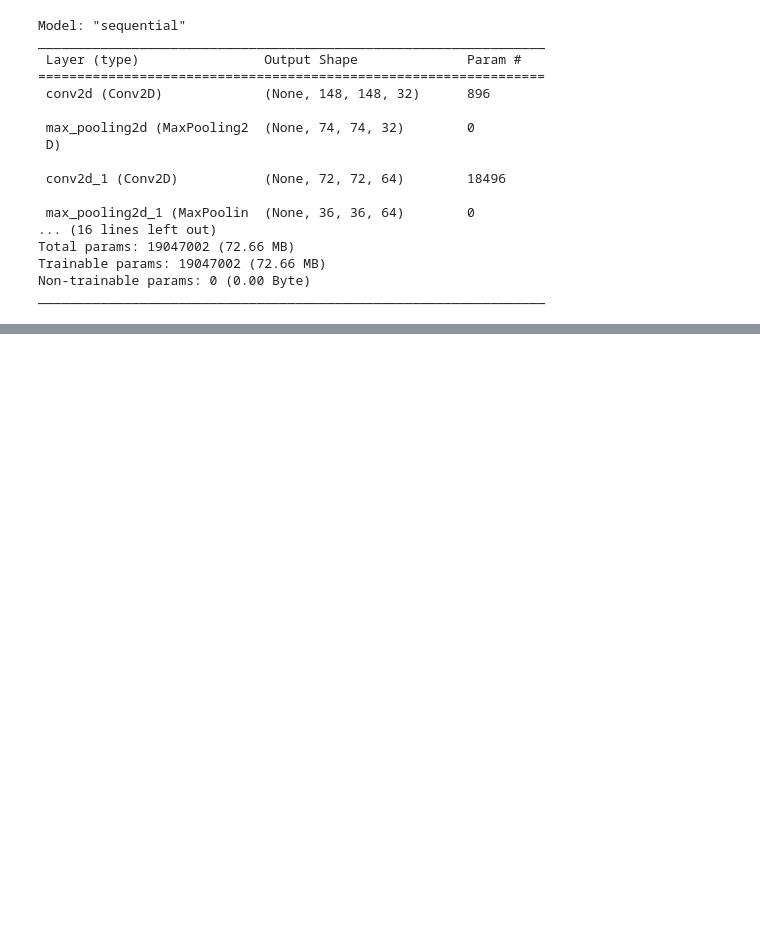
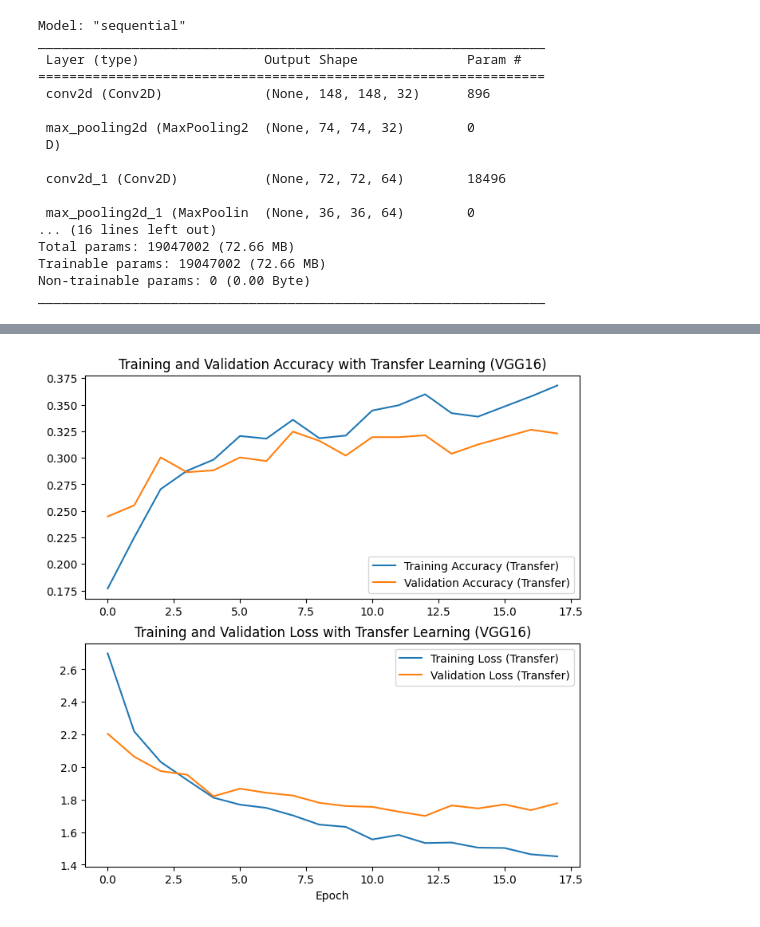
Before and after one commit to LunaGrandjean/PROJET_DEEP_LEARNING, a Jupyter notebook: Projet.ipynb, the cells around one changed output, grey strips where cells are left out. Saved outputs shown, nothing was run; the diff lists cells and outputs as text; code cells hidden in the pictures; blank space fills up the shorter version.

Commit message:
Transfert_learning_update

```diff
--- a/Projet.ipynb
+++ b/Projet.ipynb
@@ -281,0 +356,25 @@ plt.show()
+# %%
+# Visualisation des résultats de l'entraînement avec transfert d'apprentissage
+acc_transfer = history_transfer.history['accuracy']
+val_acc_transfer = history_transfer.history['val_accuracy']
+loss_transfer = history_transfer.history['loss']
+val_loss_transfer = history_transfer.history['val_loss']
+
+epochs_transfer = range(len(acc_transfer))
+
+plt.figure(figsize=(8, 8))
+plt.subplot(2, 1, 1)
+plt.plot(epochs_transfer, acc_transfer, label='Training Accuracy (Transfer)')
+plt.plot(epochs_transfer, val_acc_transfer, label='Validation Accuracy (Transfer)')
+plt.legend(loc='lower right')
+plt.title('Training and Validation Accuracy with Transfer Learning (VGG16)')
+
+plt.subplot(2, 1, 2)
+plt.plot(epochs_transfer, loss_transfer, label='Training Loss (Transfer)')
+plt.plot(epochs_transfer, val_loss_transfer, label='Validation Loss (Transfer)')
+plt.legend(loc='upper right')
+plt.title('Training and Validation Loss with Transfer Learning (VGG16)')
+plt.xlabel('Epoch')
+plt.show()
+# %% [output]
+[figure, added]
```
Also changed, not shown: parts of 26 cells of this notebook.
